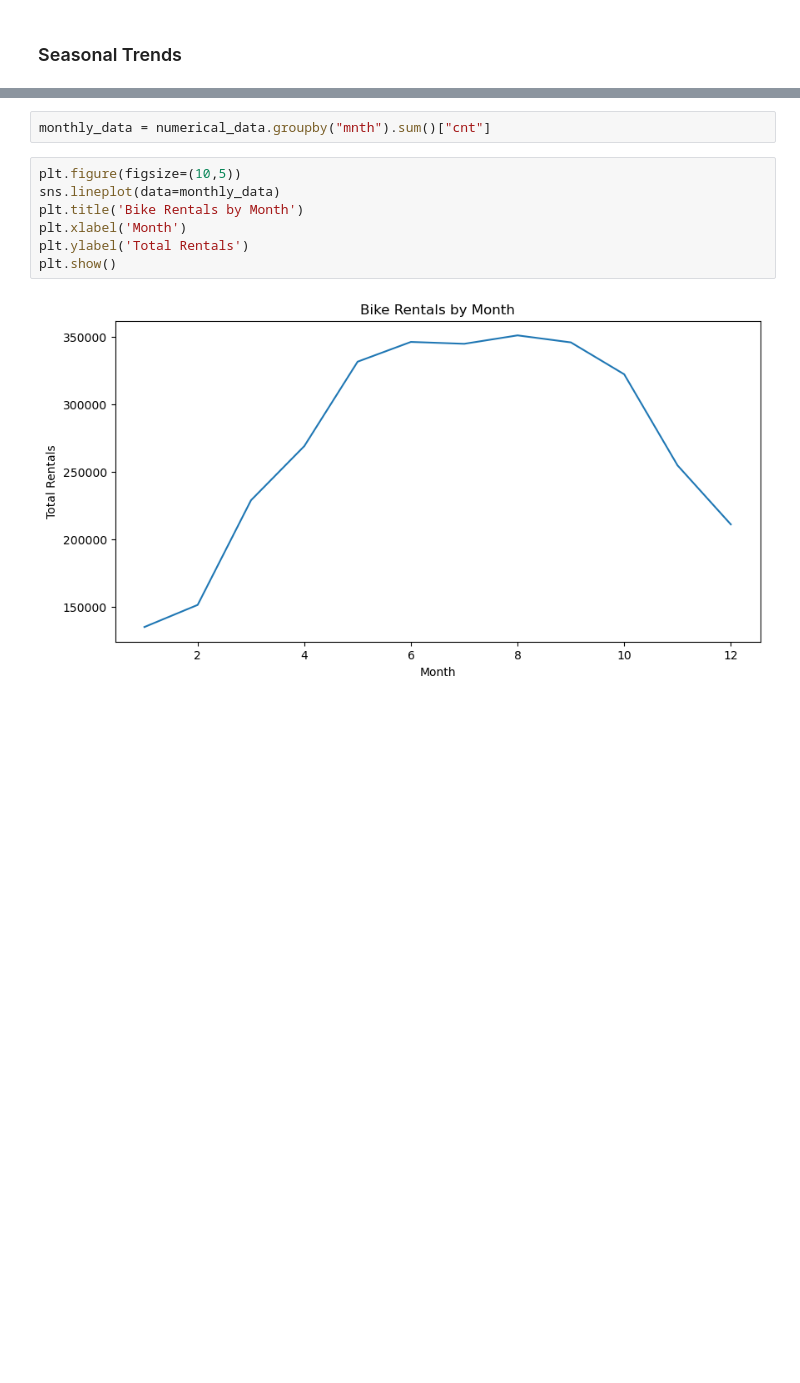
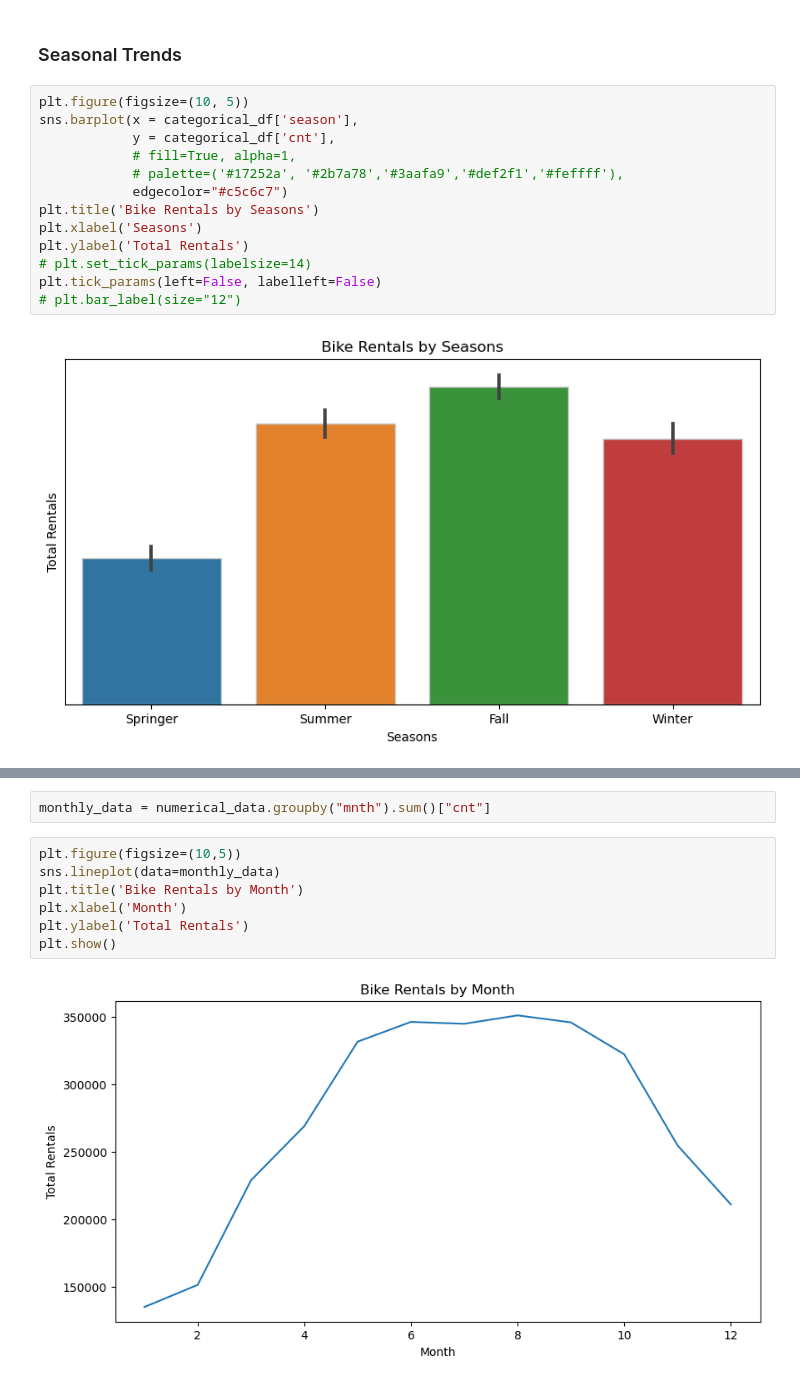
Before and after one commit to cukiprit/Submission-Dicoding-Data-Analysis, a Jupyter notebook: main.ipynb, the cells around one changed output, grey strips where cells are left out. Cells and saved outputs as stored; diff of their text form; blank space fills up the shorter version.

Commit message:
Update file main.ipynb
Update seasonal trends by adding charts

```diff
--- a/main.ipynb
+++ b/main.ipynb
@@ -198,2 +179,17 @@ numerical_data = day_df.select_dtypes(include=[np.number])
 # %% [markdown]
 ### Seasonal Trends
+# %%
+plt.figure(figsize=(10, 5))
+sns.barplot(x = categorical_df['season'],
+            y = categorical_df['cnt'],
+            # fill=True, alpha=1,
+            # palette=('#17252a', '#2b7a78','#3aafa9','#def2f1','#feffff'),
+            edgecolor="#c5c6c7")
+plt.title('Bike Rentals by Seasons')
+plt.xlabel('Seasons')
+plt.ylabel('Total Rentals')
+# plt.set_tick_params(labelsize=14)
+plt.tick_params(left=False, labelleft=False)
+# plt.bar_label(size="12")
+# %% [output]
+[figure, added]
```
Also changed, not shown: parts of 8 cells of this notebook.
